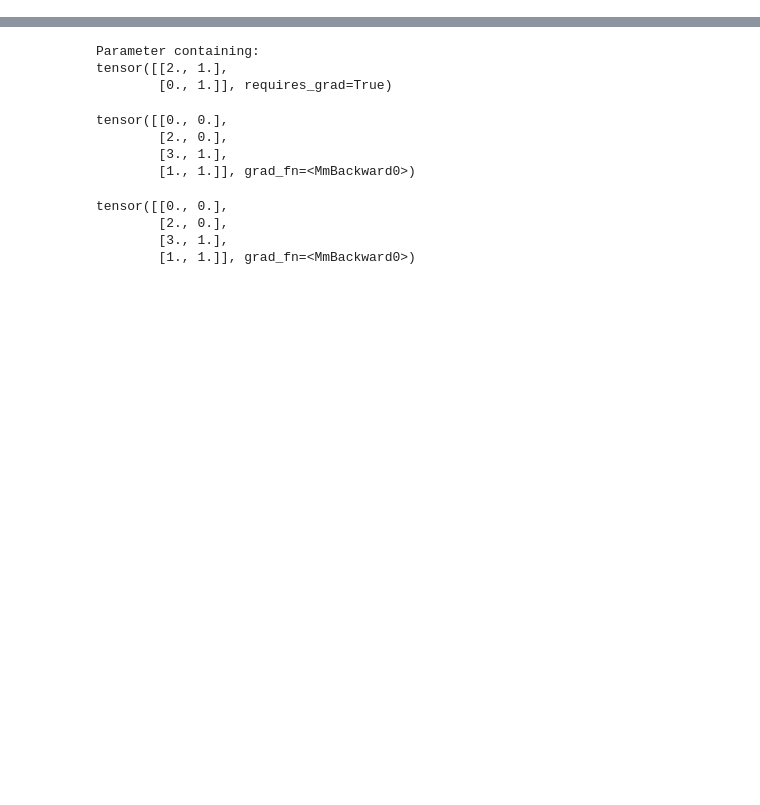
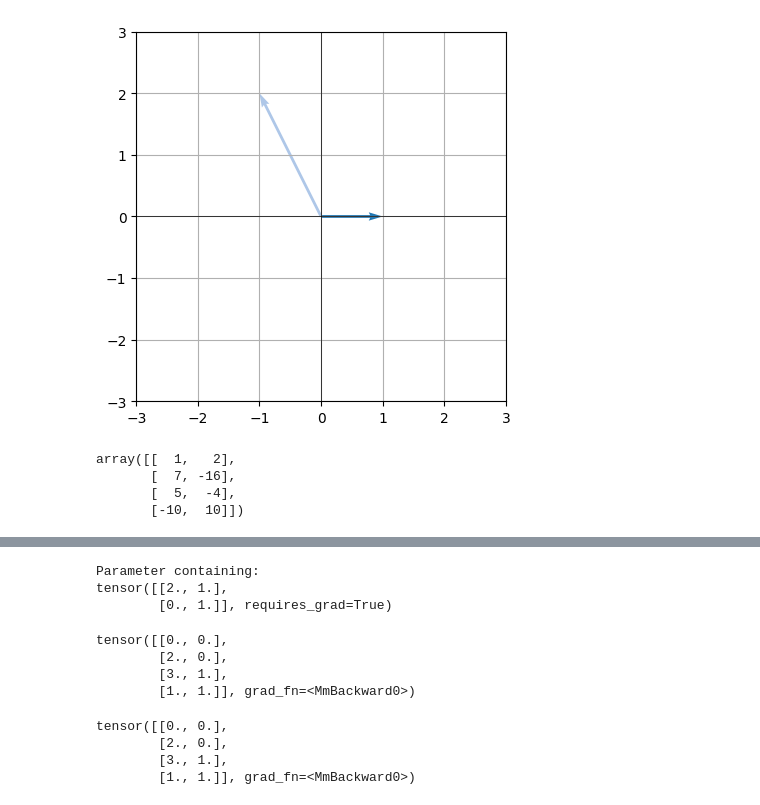
Before and after one commit to AntsTorim/Teadusseminarid, a Jupyter notebook: MaatriksVektor.ipynb, the cells around one changed output, grey strips where cells are left out. Saved outputs shown, nothing was run; the diff lists cells and outputs as text; code cells hidden in the pictures; blank space fills up the shorter version.

```diff
--- a/MaatriksVektor.ipynb
+++ b/MaatriksVektor.ipynb
@@ -2,0 +40,11 @@
+# %%
+plt_vect_from_origin(ortho@transform)
+# %% [output]
+[figure, added]
+# %%
+vects @ transform
+# %% [output]
+array([[  1,   2],
+       [  7, -16],
+       [  5,  -4],
+       [-10,  10]])
```
Also changed, not shown: parts of 10 cells of this notebook.
